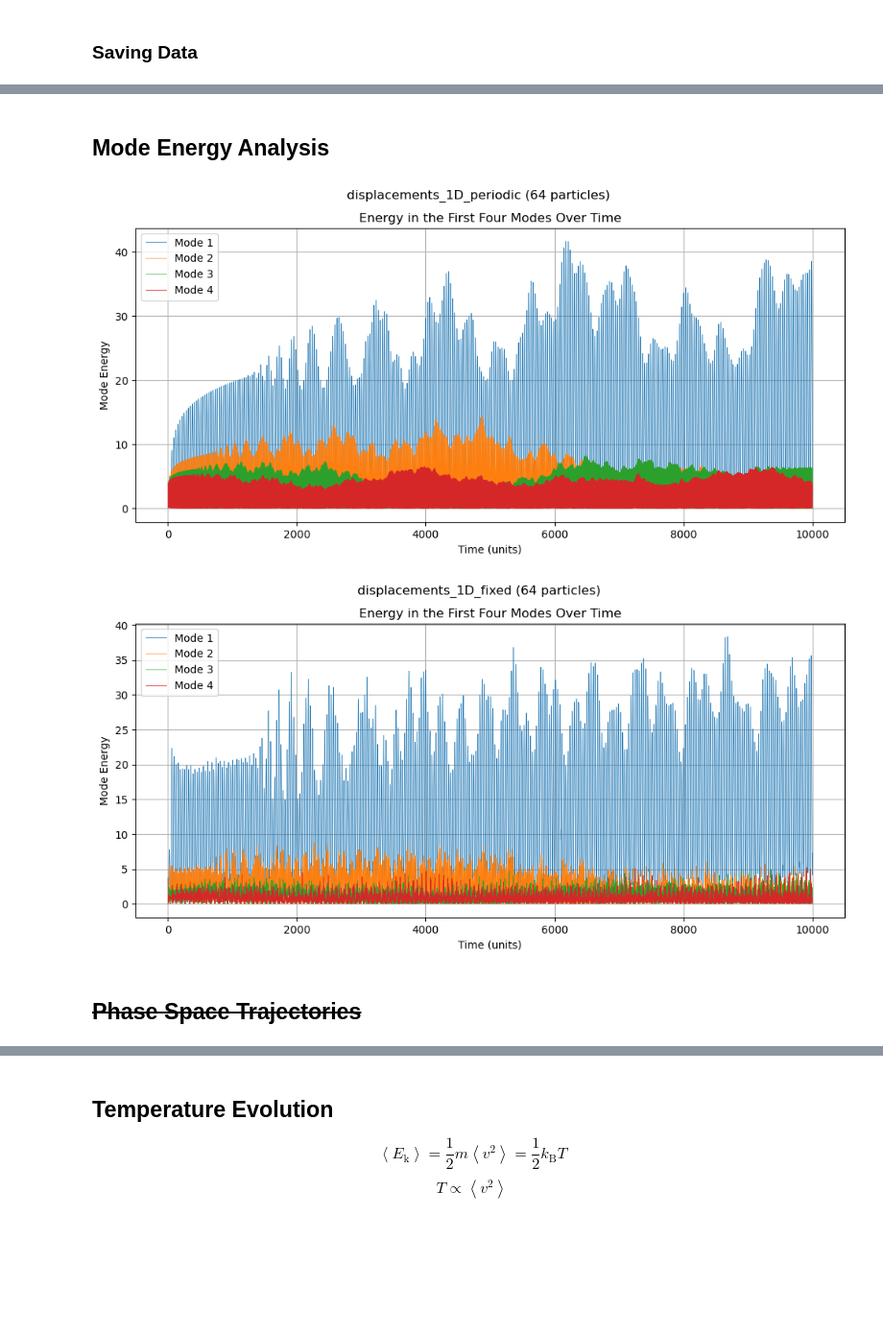
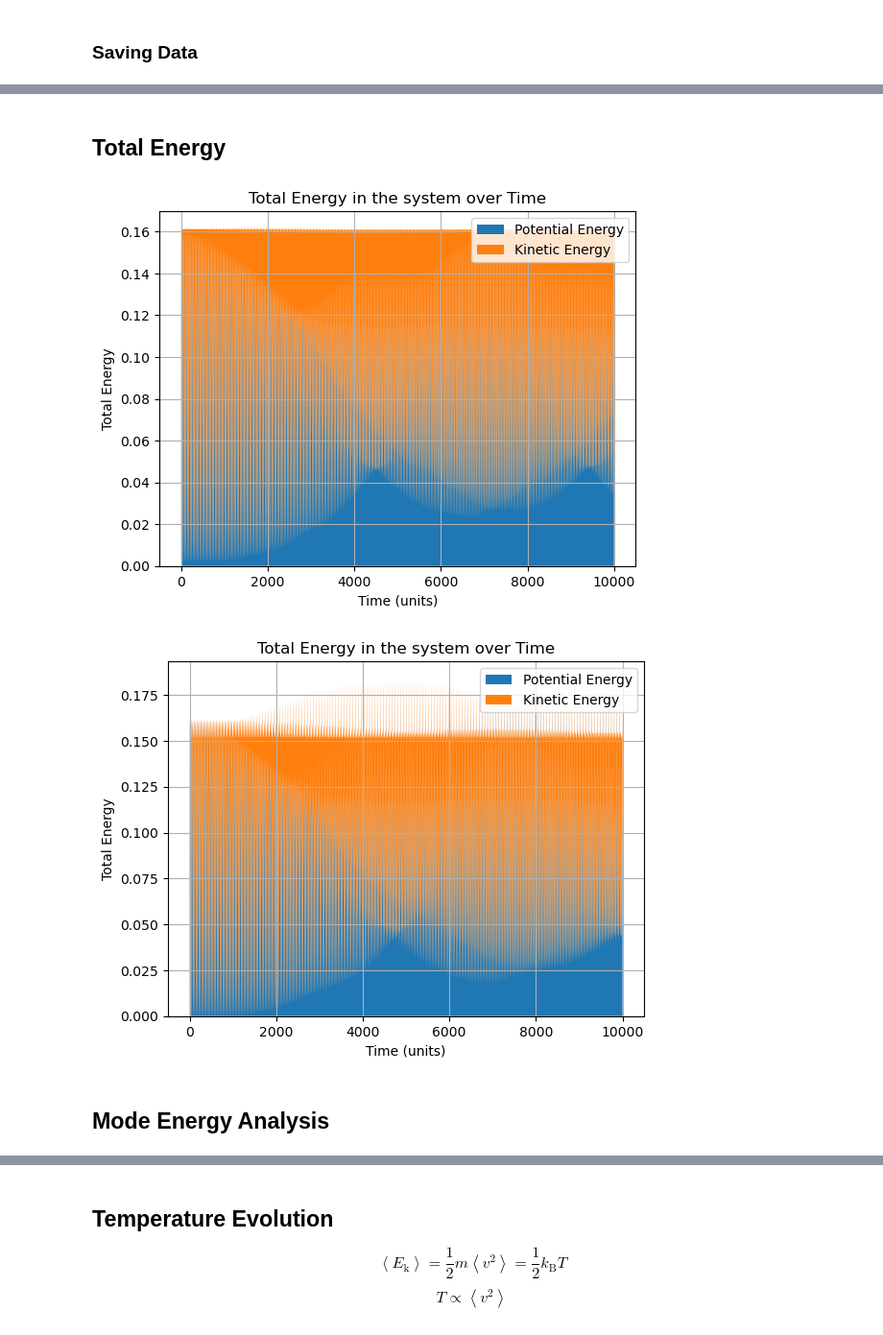
Before and after one commit to raw-asparagus/FPUT_Simulator, a Jupyter notebook: project.ipynb, the cells around one changed output, grey strips where cells are left out. Shown at 96% size. Cells and saved outputs as stored; diff of their text form; code cells hidden in the pictures; blank space fills up the shorter version.

```diff
--- a/project.ipynb
+++ b/project.ipynb
@@ -281,0 +366,2 @@ def gif_plotter(filename, displacements):
+# %% [markdown]
+## Total Energy
@@ -282,3 +389,47 @@ def gif_plotter(filename, displacements):
+# %%
+#   Calculates total kinetic energy at each time step
+def kinetic_energy(velocities):
+    """
+    Calculates kinetic energy of the system at each time step
+
+    :param  velocities:     numpy array of velocities at each time step
+
+    :return total_ke:       numpy array of total kinetic energy at each time step
+    """
+    ke = 0.5 * (velocities ** 2)
+
+    total_ke = np.sum(ke, axis = 1)
+
+    return total_ke
+# %%
+def total_energy_plotter(filename, displacements, velocities):
+    """
+    Total energy plotter function
+
+    Plot graph visualizing total energy over time
+    """
+    plt.stackplot(time_points, potential_energy(displacements[:-1]), kinetic_energy(velocities[:-1]), labels = ['Potential Energy', 'Kinetic Energy'])
+
+    #   Set plot limits and labels
+    plt.grid(True)
+    plt.xlabel('Time (units)')
+    plt.ylabel('Total Energy')
+    plt.title('Total Energy in the system over Time')
+    plt.legend()
+
+    #   Saves plot
+    plt.savefig(f'./{config_str}/{filename}_{config_str}_energy_modes.png', transparent = True)
+
+    #   Show & close the plot
+    plt.show()
+    plt.close()
+    return None
+# %%
+total_energy_plotter('1D_periodic', displacements_1D_periodic, velocities_1D_periodic)
+total_energy_plotter('1D_fixed', displacements_1D_fixed, velocities_1D_fixed)
+# %% [output]
+[figure, added]
+[figure, added]
 # %% [markdown]
 ## Mode Energy Analysis
 # %%
@@ -320,8 +470,0 @@ def fft_plotter(filename, displacements):
-# %%
-fft_plotter('displacements_1D_periodic', displacements_1D_periodic)
-fft_plotter('displacements_1D_fixed', displacements_1D_fixed)
-# %% [output]
-[figure, removed]
-[figure, removed]
-# %% [markdown]
-## ~~Phase Space Trajectories~~
```
Also changed, not shown: parts of 38 cells of this notebook, 12 other files.
